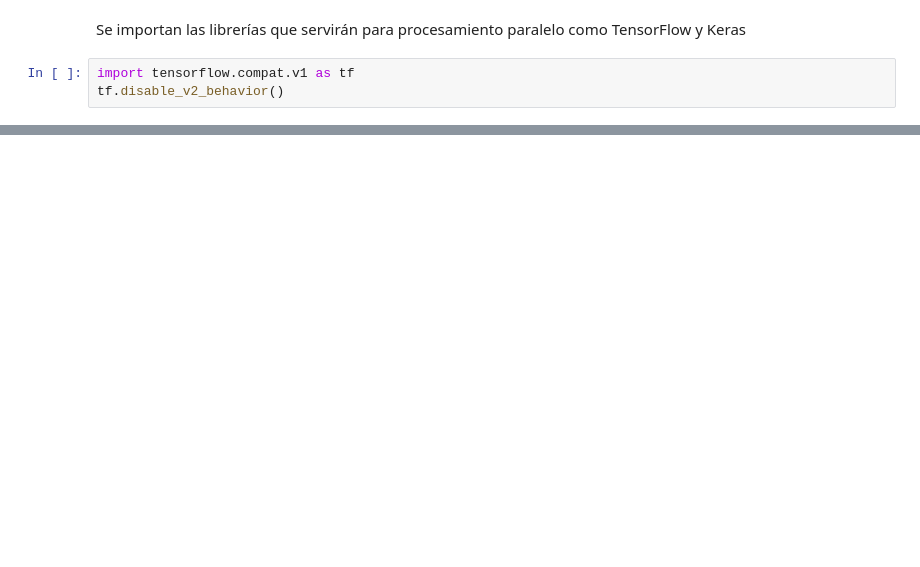
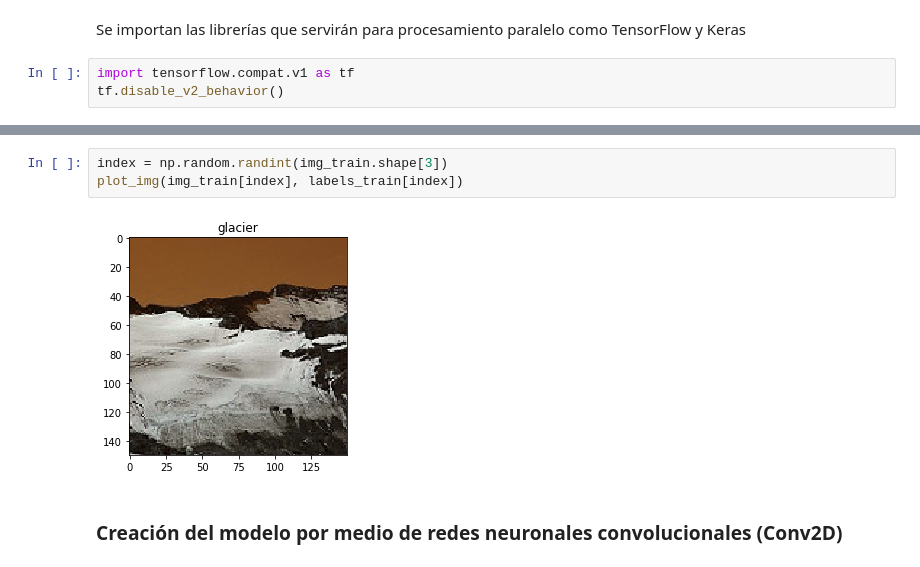
Before and after one commit to epinedaWorks/RedNeuronal_MLP_RNN_RNC, a Jupyter notebook: 2.RedNeuronalConvolucional/RedNeuronalConvolucional.17012140.ipynb, the cells around one changed output, grey strips where cells are left out. Drawn from its saved outputs; the diff is of its cells as text; blank space fills up the shorter version.

```diff
--- a/2.RedNeuronalConvolucional/RedNeuronalConvolucional.17012140.ipynb
+++ b/2.RedNeuronalConvolucional/RedNeuronalConvolucional.17012140.ipynb
@@ -263,0 +148,7 @@ Después de realizar el entrenamiento del modelo se puede concluir lo siguiente:
+# %%
+index = np.random.randint(img_train.shape[3])
+plot_img(img_train[index], labels_train[index])
+# %% [output]
+[figure, added]
+# %% [markdown]
+### Creación del modelo por medio de redes neuronales convolucionales (Conv2D)
```
Also changed, not shown: parts of 84 cells of this notebook, 5 other files.
